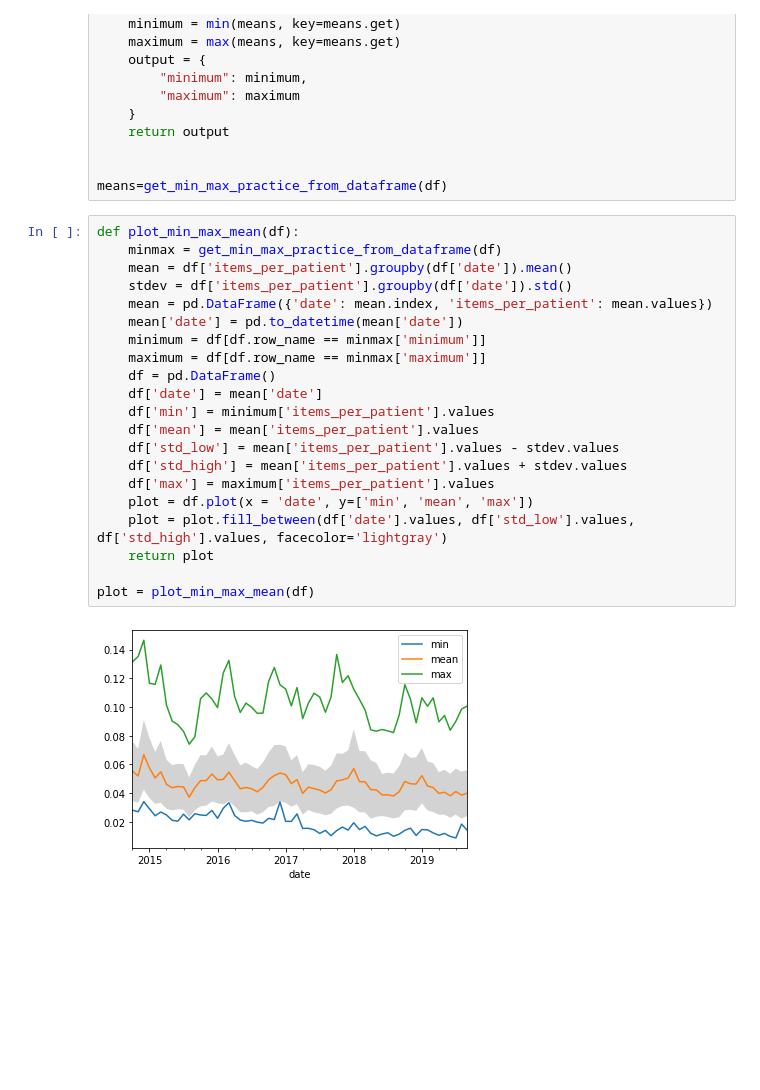
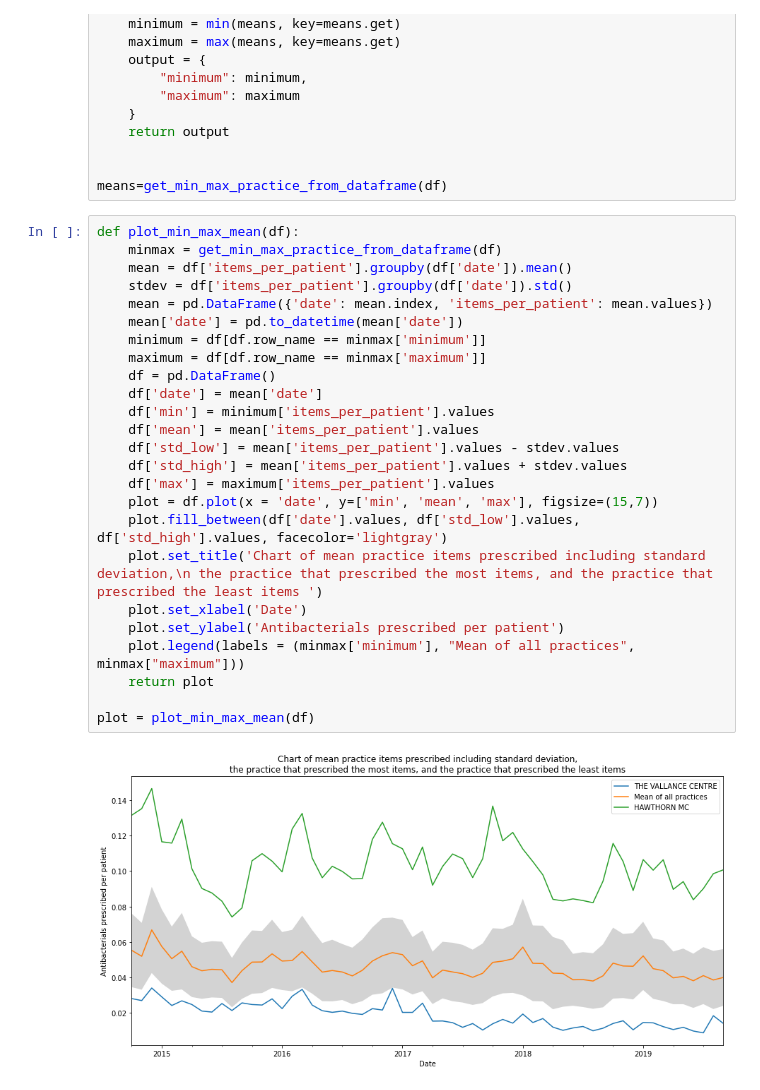
Before and after one commit to clarek20/Programming-project, a Jupyter notebook: Min Max.ipynb, the cells around one changed output. Saved outputs shown, nothing was run; the diff lists cells and outputs as text; blank space fills up the shorter version.

Commit message:
Added graph title and axes titles the the min max mean graph

```diff
--- a/Min Max.ipynb
+++ b/Min Max.ipynb
@@ -31,23 +31,27 @@ means=get_min_max_practice_from_dataframe(df)
 # %%
 def plot_min_max_mean(df):
     minmax = get_min_max_practice_from_dataframe(df)
     mean = df['items_per_patient'].groupby(df['date']).mean()
     stdev = df['items_per_patient'].groupby(df['date']).std()
     mean = pd.DataFrame({'date': mean.index, 'items_per_patient': mean.values})
     mean['date'] = pd.to_datetime(mean['date'])
     minimum = df[df.row_name == minmax['minimum']]
     maximum = df[df.row_name == minmax['maximum']]
     df = pd.DataFrame()
     df['date'] = mean['date']
     df['min'] = minimum['items_per_patient'].values
     df['mean'] = mean['items_per_patient'].values
     df['std_low'] = mean['items_per_patient'].values - stdev.values
     df['std_high'] = mean['items_per_patient'].values + stdev.values
     df['max'] = maximum['items_per_patient'].values
-    plot = df.plot(x = 'date', y=['min', 'mean', 'max'])
-    plot = plot.fill_between(df['date'].values, df['std_low'].values, df['std_high'].values, facecolor='lightgray')
+    plot = df.plot(x = 'date', y=['min', 'mean', 'max'], figsize=(15,7))
+    plot.fill_between(df['date'].values, df['std_low'].values, df['std_high'].values, facecolor='lightgray')
+    plot.set_title('Chart of mean practice items prescribed including standard deviation,\n the practice that prescribed the most items, and the practice that prescribed the least items ')
+    plot.set_xlabel('Date')
+    plot.set_ylabel('Antibacterials prescribed per patient')
+    plot.legend(labels = (minmax['minimum'], "Mean of all practices", minmax["maximum"]))
     return plot
 
 plot = plot_min_max_mean(df)
 # %% [output]
-[figure, old version]
+[figure, new version]
```
Also changed, not shown: parts of 1 cell of this notebook.
